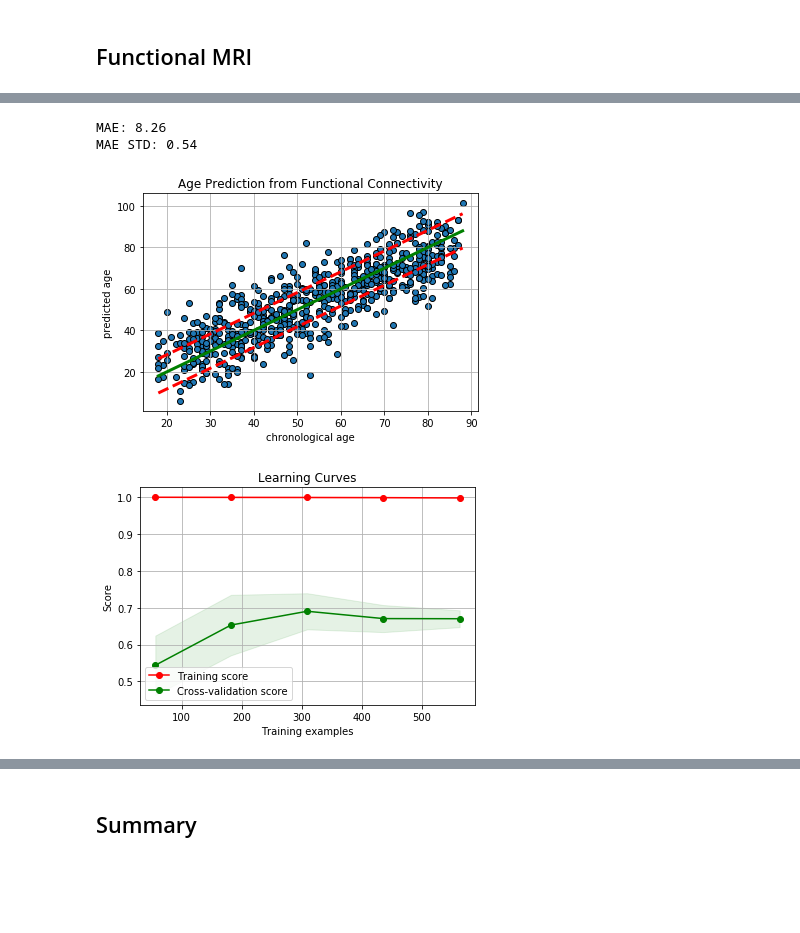
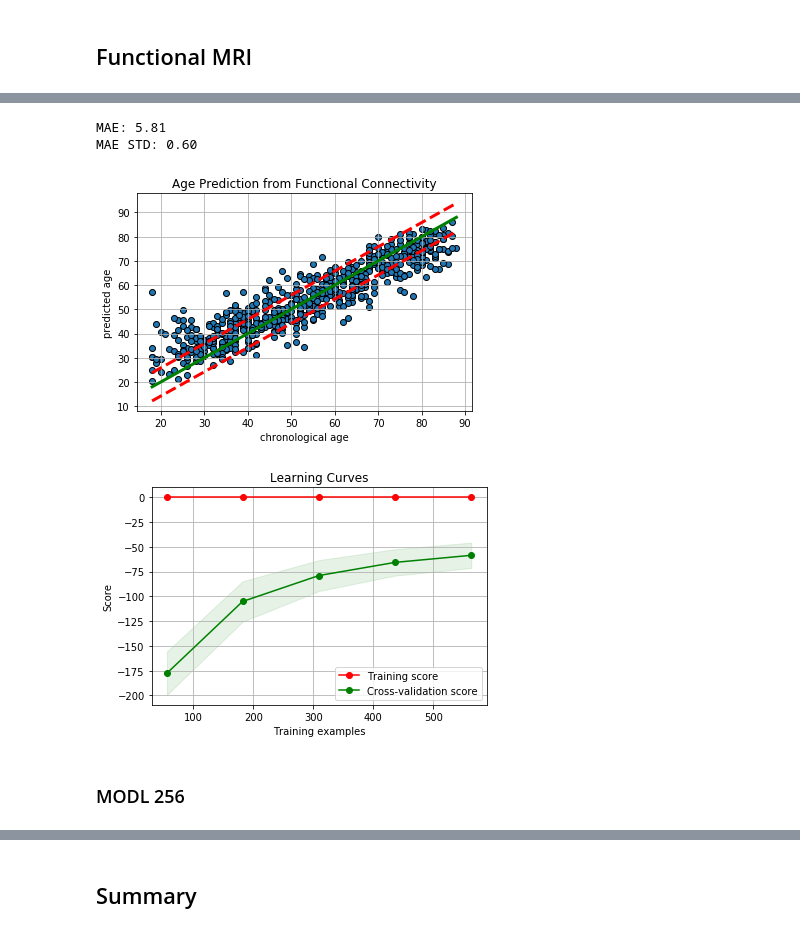
Before and after one commit to OlehKSS/camcan_analysis, a Jupyter notebook: notebook/mri/age_prediction.ipynb, the cells around one changed output, grey strips where cells are left out. Drawn from its saved outputs; the diff is of its cells as text; code cells hidden in the pictures; blank space fills up the shorter version.

Commit message:
Liem results added. Connectivity was fixed.

```diff
--- a/notebook/mri/age_prediction.ipynb
+++ b/notebook/mri/age_prediction.ipynb
@@ -59,7 +59,7 @@ def run_ridge(data, subjects_data, alphas=None, train_sizes=None):
     y_pred = cross_val_predict(reg, X, y, cv=CV_STEPS)
 
     train_sizes, train_scores, test_scores = \
-        learning_curve(reg, X, y, cv=CV_STEPS, train_sizes=train_sizes)
+        learning_curve(reg, X, y, cv=CV_STEPS, train_sizes=train_sizes, scoring="neg_mean_squared_error")
 
     return y, y_pred, mae, r2, train_sizes, train_scores, test_scores, subjects
 
@@ -127,6 +127,41 @@ def plot_learning_curve(train_sizes, train_scores, test_scores, title='Learning
 
     plt.legend(loc='best')
     plt.show()
+
+
+def plot_barchart(mae_std, bar_text_indent=2):
+    """Plot bar chart.
+
+    Parameters
+    ----------
+    mae_std : dict(str, (number, number))
+        Dictionary with labels and corresponding mae and std.
+    bar_text_indent : number
+        Indent from the bar top for labels displaying mae and std, measures in years.
+    """
+    objects = tuple(reversed(sorted(mae_std.keys())))
+    y_pos = np.arange(len(objects))
+    mae = tuple(mae_std[k][0] for k in objects)
+    std = tuple(mae_std[k][1] for k in objects)
+
+    fig, axs = plt.subplots()
+    #axs.grid(zorder=0)
+    axs.barh(y_pos, mae, align='center', xerr=std)
+
+    # remove frame around the plot
+    axs.spines["top"].set_visible(False)
+    axs.spines["bottom"].set_visible(False)
+    axs.spines["right"].set_visible(False)
+    axs.spines["left"].set_visible(False)
+
+    for i, v in enumerate(mae):
+        axs.text(v + bar_text_indent, i - 0.05, f'{round(v, 2)} ({round(std[i], 2)})', color='blue', bbox=dict(facecolor='white'))
+
+    plt.yticks(y_pos, objects)
+    plt.xlabel('Absolute Prediction Error (Years)')
+    plt.title('Age Prediction Performance of Different Modalities')
+
+    plt.show()
 # %% [markdown]
 ## Structural MRI
 # %% [markdown]
@@ -245,7 +282,7 @@ MAE STD: 0.68
 # %%
 # read connectivity data
-connect_data = pd.read_pickle('../../data/connectivity/connect_data_basc064_correlation.gzip',
-                              compression='gzip')
+connect_data = pd.read_hdf('../../data/connectivity/connect_data_tangent.h5',
+                              key='basc197')
 connect_data.head()
 # %% [output]
 |  | 0 | 1 | 2 | 3 | 4 | 5 | 6 | 7 | 8 | 9 | ... | ... |
@@ -258,19 +295,21 @@ connect_data.head()
 # %%
 y, y_pred, arr_mae, arr_r2, train_sizes, train_scores, test_scores, _ = run_ridge(connect_data, subjects_data)
 
 arr_mae = -arr_mae
 mae = arr_mae.mean()
 std = arr_mae.std()
 
 print('MAE: %.2f' % mae)
 print('MAE STD: %.2f' % std)
 
-mae_std['Connectivity Matrix'] = (mae, std)
+mae_std['Connectivity Matrix, BASC 197'] = (mae, std)
 
 plot_pred(y, y_pred, mae, title='Age Prediction from Functional Connectivity')
 plot_learning_curve(train_sizes, train_scores, test_scores)
 # %% [output]
-MAE: 8.26
-MAE STD: 0.54
+MAE: 5.81
+MAE STD: 0.60
-[figure, old version]
+[figure, new version]
-[figure, old version]
+[figure, new version]
+# %% [markdown]
+### MODL 256
```
Also changed, not shown: parts of 12 cells of this notebook, 2 other files.
